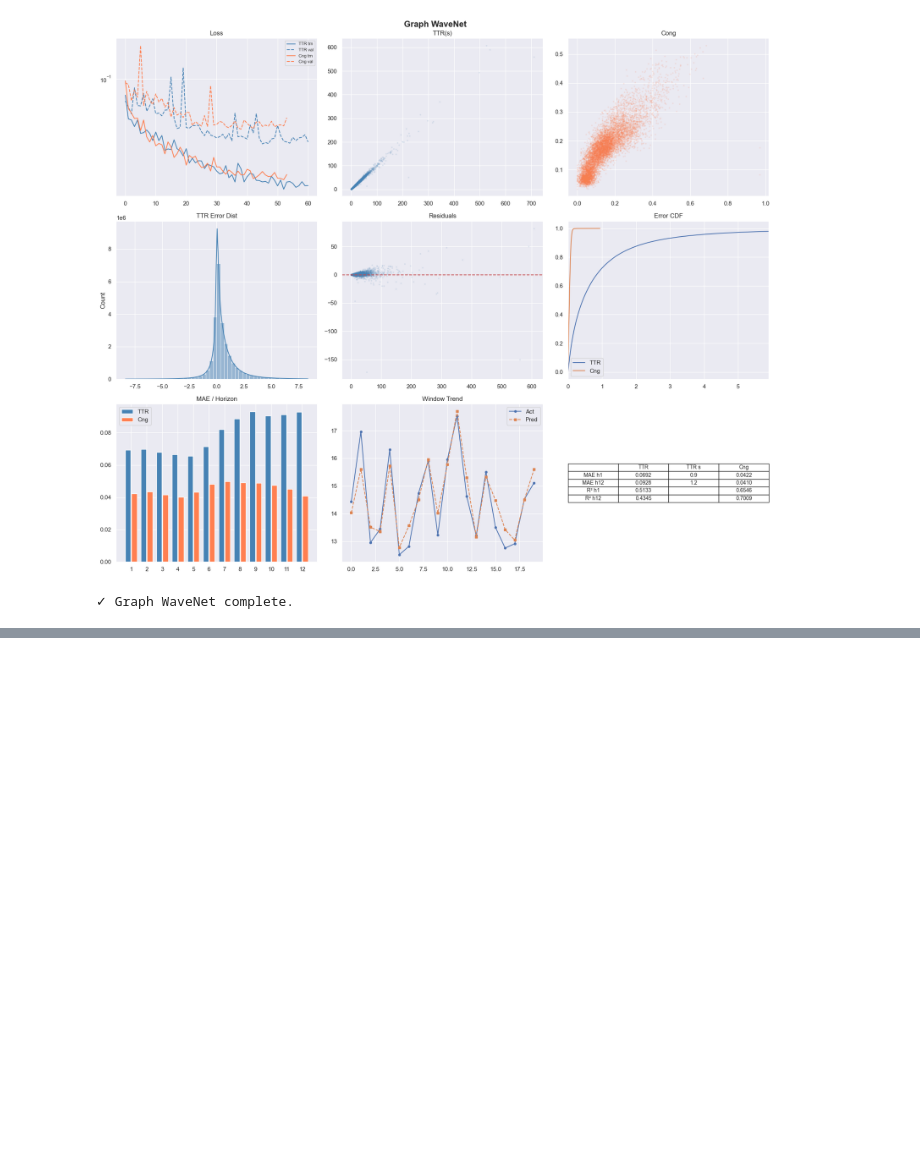
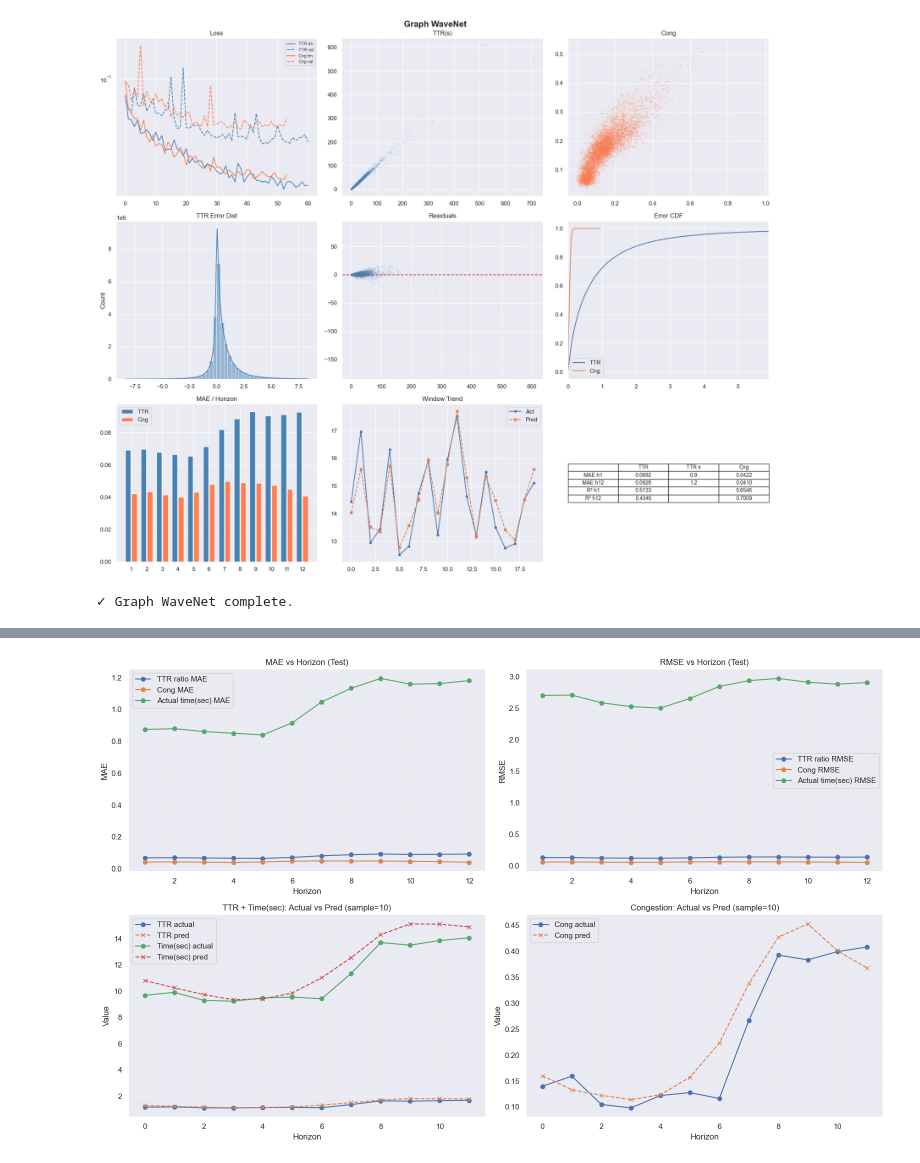
Before and after one commit to ParamVeerJain/Mumbai-Traffic-Prediction-and-Navigation-using-Deep-Learning, a Jupyter notebook: backend/model training/train_gwn_v3.ipynb, the cells around one changed output, grey strips where cells are left out. Drawn from its saved outputs; the diff is of its cells as text; code cells hidden in the pictures; blank space fills up the shorter version.

```diff
--- a/backend/model training/train_gwn_v3.ipynb
+++ b/backend/model training/train_gwn_v3.ipynb
@@ -40,8 +40,7 @@ def _save(o,p): torch.save(o, str(Path(p).resolve()))
 def _load(p,**k): return torch.load(str(Path(p).resolve()), **k)
 
 with open(f'{SCALER_DIR}/scaler_ttr.pkl','rb') as f: scaler_ttr=pickle.load(f)
-with open(f'{SCALER_DIR}/scaler_cong.pkl
-','rb') as f: scaler_cong=pickle.load(f)
+with open(f'{SCALER_DIR}/scaler_cong.pkl','rb') as f: scaler_cong=pickle.load(f)
 with open(f'{SCALER_DIR}/feat_meta.pkl','rb') as f: feat_meta=pickle.load(f)
 assert feat_meta['RAW_FEAT_DIM']==RAW_FEAT_DIM
 
@@ -470,0 +478,95 @@ NameError: name 'GWN' is not defined
+# %%
+# Test-set horizon-wise metrics + plots (TTR, Congestion, Actual travel time in seconds)
+# Requires the previous evaluation cell to be executed first:
+# ttr_p, ttr_a, cong_p, cong_a, ttr_ps, ttr_as
+
+import numpy as np
+import pandas as pd
+import matplotlib.pyplot as plt
+
+
+def per_horizon_metrics(y_pred, y_true, label):
+    rows = []
+    H = y_pred.shape[1]
+    for h in range(H):
+        yp = y_pred[:, h].ravel()
+        yt = y_true[:, h].ravel()
+        mae = np.mean(np.abs(yp - yt))
+        rmse = np.sqrt(np.mean((yp - yt) ** 2))
+
+        nz = np.abs(yt) > 1e-8
+        mape = np.mean(np.abs((yp[nz] - yt[nz]) / yt[nz])) * 100 if np.any(nz) else np.nan
+
+        rows.append({
+            'horizon': h + 1,
+            'MAE': mae,
+            'RMSE': rmse,
+            'MAPE(%)': mape,
+            'target': label,
+        })
+    return pd.DataFrame(rows)
+
+
+# Build per-horizon tables from test predictions
+m_ttr_ratio = per_horizon_metrics(ttr_p, ttr_a, 'TTR ratio')
+m_cong = per_horizon_metrics(cong_p, cong_a, 'Congestion')
+m_ttr_sec = per_horizon_metrics(ttr_ps, ttr_as, 'Actual travel time (sec)')
+
+print('\n=== Test set: Per-horizon metrics (TTR ratio) ===')
+display(m_ttr_ratio[['horizon', 'MAE', 'RMSE', 'MAPE(%)']])
+
+print('\n=== Test set: Per-horizon metrics (Congestion) ===')
+display(m_cong[['horizon', 'MAE', 'RMSE', 'MAPE(%)']])
+
+print('\n=== Test set: Per-horizon metrics (Actual travel time in sec) ===')
+display(m_ttr_sec[['horizon', 'MAE', 'RMSE', 'MAPE(%)']])
+
+# --------------------------
+# Plots
+# --------------------------
+fig, ax = plt.subplots(2, 2, figsize=(16, 10))
+
+# 1) Horizon-wise MAE
+ax[0, 0].plot(m_ttr_ratio['horizon'], m_ttr_ratio['MAE'], marker='o', label='TTR ratio MAE')
+ax[0, 0].plot(m_cong['horizon'], m_cong['MAE'], marker='o', label='Cong MAE')
+ax[0, 0].plot(m_ttr_sec['horizon'], m_ttr_sec['MAE'], marker='o', label='Actual time(sec) MAE')
+ax[0, 0].set_title('MAE vs Horizon (Test)')
+ax[0, 0].set_xlabel('Horizon')
+ax[0, 0].set_ylabel('MAE')
+ax[0, 0].grid(alpha=0.3)
+ax[0, 0].legend()
+
+# 2) Horizon-wise RMSE
+ax[0, 1].plot(m_ttr_ratio['horizon'], m_ttr_ratio['RMSE'], marker='o', label='TTR ratio RMSE')
+ax[0, 1].plot(m_cong['horizon'], m_cong['RMSE'], marker='o', label='Cong RMSE')
+ax[0, 1].plot(m_ttr_sec['horizon'], m_ttr_sec['RMSE'], marker='o', label='Actual time(sec) RMSE')
+ax[0, 1].set_title('RMSE vs Horizon (Test)')
+ax[0, 1].set_xlabel('Horizon')
+ax[0, 1].set_ylabel('RMSE')
+ax[0, 1].grid(alpha=0.3)
+ax[0, 1].legend()
+
+# 3) Actual vs Pred for TTR + actual time(sec) for one sample edge
+sample_idx = min(10, ttr_a.shape[0] - 1)
+ax[1, 0].plot(ttr_a[sample_idx], marker='o', label='TTR actual')
+ax[1, 0].plot(ttr_p[sample_idx], marker='x', linestyle='--', label='TTR pred')
+ax[1, 0].plot(ttr_as[sample_idx], marker='o', label='Time(sec) actual')
+ax[1, 0].plot(ttr_ps[sample_idx], marker='x', linestyle='--', label='Time(sec) pred')
+ax[1, 0].set_title(f'TTR + Time(sec): Actual vs Pred (sample={sample_idx})')
+ax[1, 0].set_xlabel('Horizon')
+ax[1, 0].set_ylabel('Value')
+ax[1, 0].grid(alpha=0.3)
+ax[1, 0].legend()
+
+# 4) Actual vs Pred for Congestion for the same sample
+ax[1, 1].plot(cong_a[sample_idx], marker='o', label='Cong actual')
+ax[1, 1].plot(cong_p[sample_idx], marker='x', linestyle='--', label='Cong pred')
+ax[1, 1].set_title(f'Congestion: Actual vs Pred (sample={sample_idx})')
+ax[1, 1].set_xlabel('Horizon')
+ax[1, 1].set_ylabel('Value')
+ax[1, 1].grid(alpha=0.3)
+ax[1, 1].legend()
+
+plt.tight_layout()
+plt.show()
+# %% [output]
@@ -470,0 +615 @@ NameError: name 'GWN' is not defined
+[figure, added]
```
Also changed, not shown: parts of 5 cells of this notebook, 31 other files.
